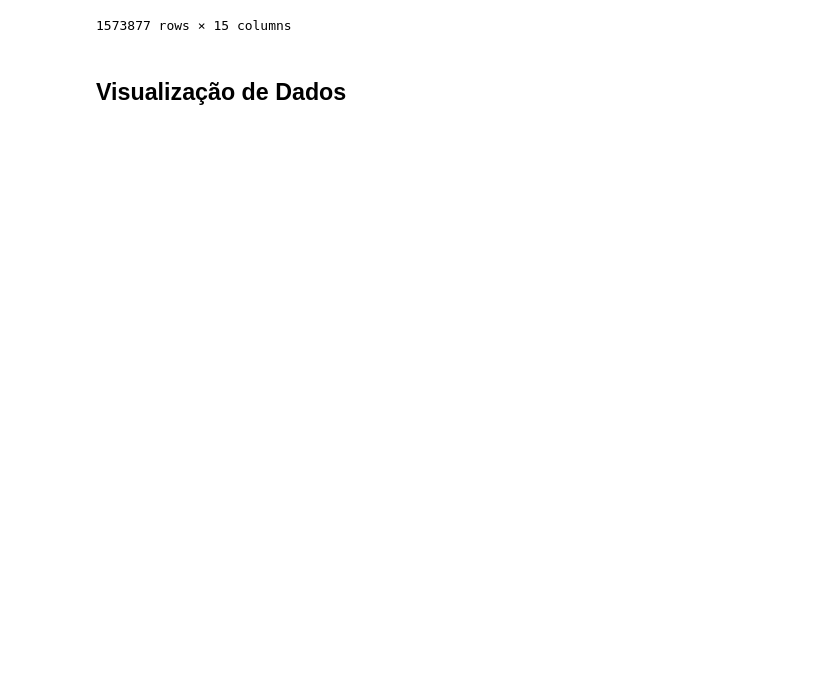
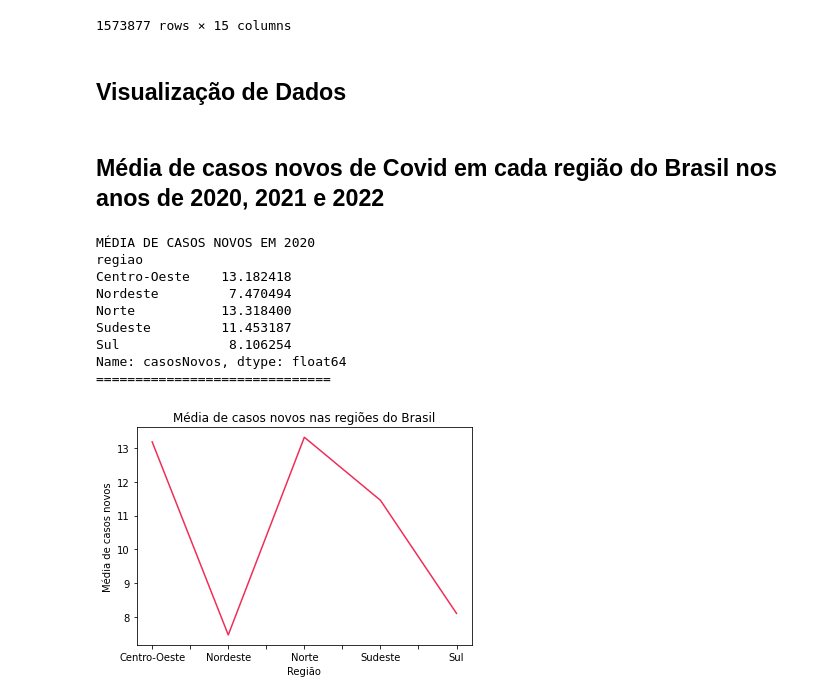
Before and after one commit to GabriellMiranda/TP-Dados-Analise-de-dados-de-covid, a Jupyter notebook: Trabalho_de_Dados.ipynb, the cells around one changed output. Saved outputs shown, nothing was run; the diff lists cells and outputs as text; code cells hidden in the pictures; blank space fills up the shorter version.

Commit message:
Visualização dos dados

```diff
--- a/Trabalho_de_Dados.ipynb
+++ b/Trabalho_de_Dados.ipynb
@@ -306,3 +311,28 @@ RegioesBrasil2020
 1573877 rows × 15 columns
 # %% [markdown]
 ## Visualização de Dados
+# %% [markdown]
+## Média de casos novos de Covid em cada região do Brasil nos anos de 2020, 2021 e 2022
+# %%
+df_covid2020 = RegioesBrasil2020.groupby('regiao')
+mediaCasosNovos2020 = df_covid2020['casosNovos'].mean().head(10)
+print("MÉDIA DE CASOS NOVOS EM 2020")
+print(mediaCasosNovos2020)
+print("="*30)
+
+df_covid2020.mean()['casosNovos'].plot(c='#EF2D56')
+plt.xlabel('Região')
+plt.ylabel('Média de casos novos')
+plt.title("Média de casos novos nas regiões do Brasil")
+plt.show()
+# %% [output]
+MÉDIA DE CASOS NOVOS EM 2020
+regiao
+Centro-Oeste    13.182418
+Nordeste         7.470494
+Norte           13.318400
+Sudeste         11.453187
+Sul              8.106254
+Name: casosNovos, dtype: float64
+==============================
+[figure, added]
```
Also changed, not shown: parts of 5 cells of this notebook.
